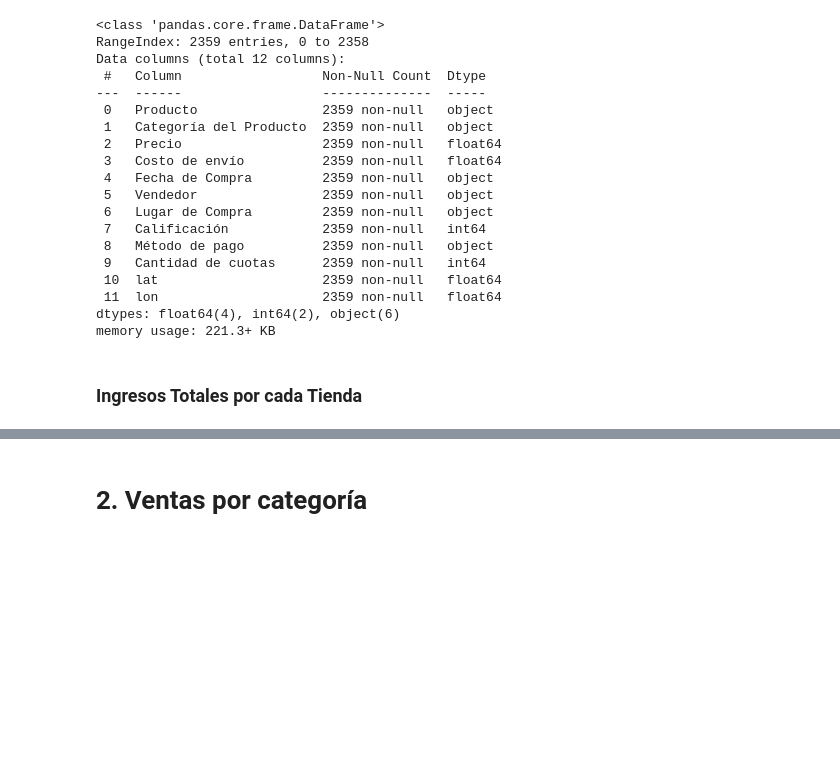
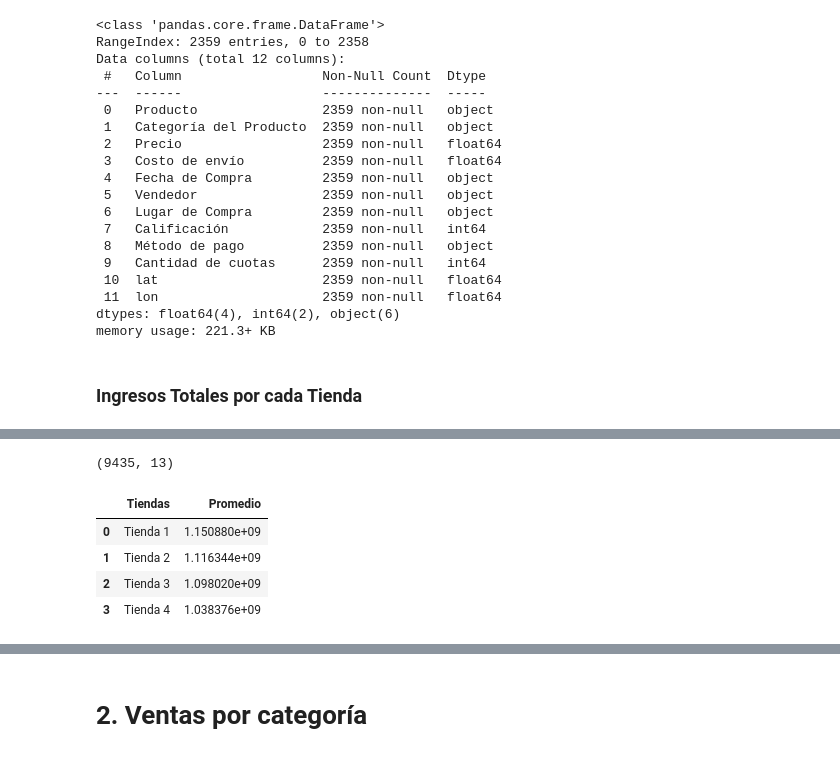
Before and after one commit to LejImkoaj/challenge1-data-science-alura-store-latam, a Jupyter notebook: AluraStoreLatam.ipynb, the cells around one changed output, grey strips where cells are left out. Cells and saved outputs as stored; diff of their text form; code cells hidden in the pictures; blank space fills up the shorter version.

```diff
--- a/AluraStoreLatam.ipynb
+++ b/AluraStoreLatam.ipynb
@@ -83,0 +52,28 @@ plt.show
+# %%
+# Uniendo los DataFrames en uno solo
+
+tienda = pd.read_csv(url)
+tienda2 = pd.read_csv(url2)
+tienda3 = pd.read_csv(url3)
+tienda4 = pd.read_csv(url4)
+
+tienda["Tiendas"] = "Tienda 1"
+tienda2["Tiendas"] = "Tienda 2"
+tienda3["Tiendas"] = "Tienda 3"
+tienda4["Tiendas"] = "Tienda 4"
+
+todas_las_tiendas = pd.concat([tienda, tienda2, tienda3, tienda4], ignore_index=True) # Uniendo las Tiendas en un solo DataFrame
+
+todas_las_tiendas.shape # Verificando el total de filas y columnas
+# %% [output]
+(9435, 13)
+# %%
+df_ingresos_totales = todas_las_tiendas.groupby("Tiendas")["Precio"].sum()\
+                                       .reset_index(name="Promedio")
+df_ingresos_totales
+# %% [output]
+|  | Tiendas | Promedio |
+| 0 | Tienda 1 | 1.150880e+09 |
+| 1 | Tienda 2 | 1.116344e+09 |
+| 2 | Tienda 3 | 1.098020e+09 |
+| 3 | Tienda 4 | 1.038376e+09 |
```
Also changed, not shown: parts of 3 cells of this notebook.
